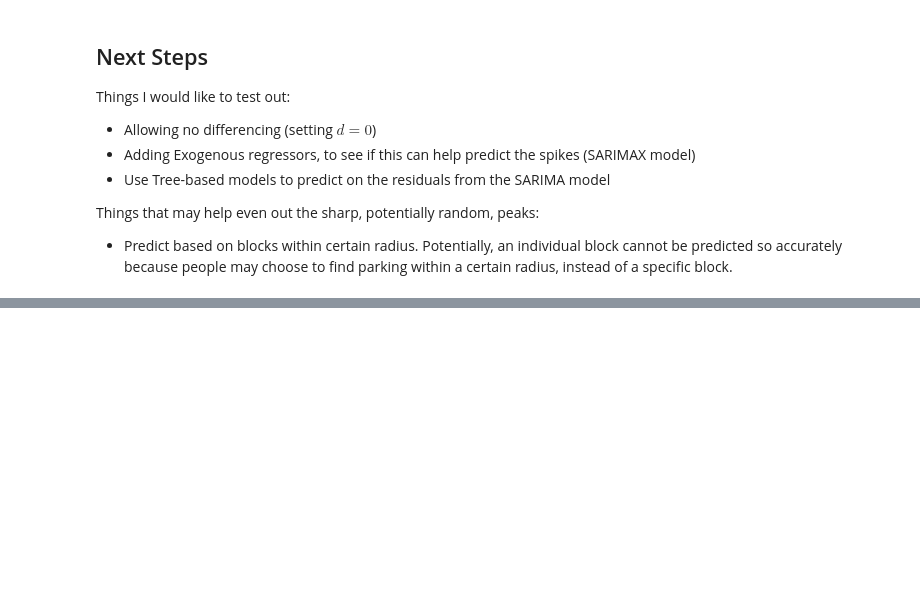
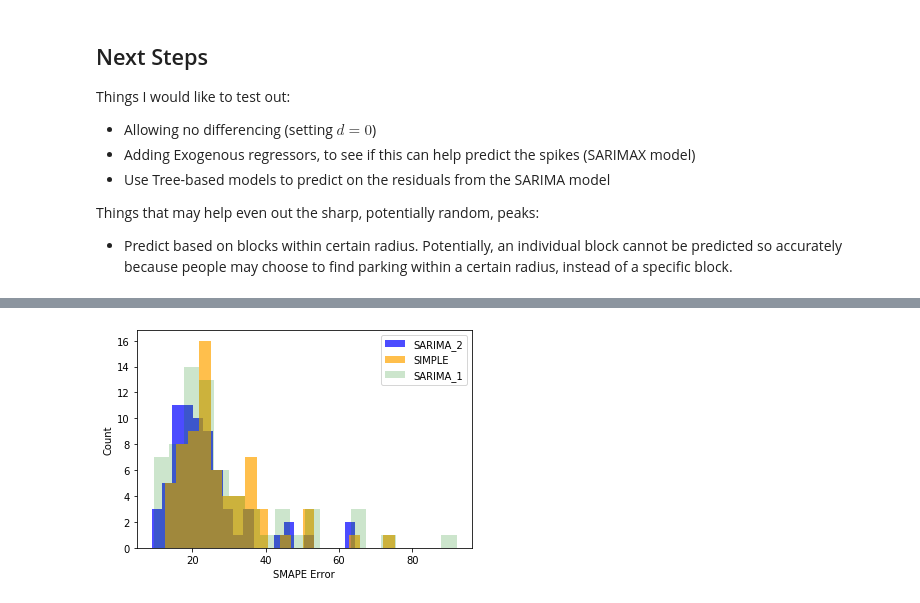
Before and after one commit to mocohen/Capstone-Project-1, a Jupyter notebook: Arima Results.ipynb, the cells around one changed output, grey strips where cells are left out. Saved outputs shown, nothing was run; the diff lists cells and outputs as text; code cells hidden in the pictures; blank space fills up the shorter version.

```diff
--- a/Arima Results.ipynb
+++ b/Arima Results.ipynb
@@ -298,0 +306,2 @@ Things that may help even out the sharp, potentially random, peaks:
+# %%
+arima2_results = model_summary_df.copy().drop(['NonSeasonal', 'Seasonal', 'p', 'd', 'q', 'P', 'D', 'Q', 'm'], axis=1)
@@ -298,0 +365,12 @@ Things that may help even out the sharp, potentially random, peaks:
+# %%
+fig, ax = plt.subplots()
+ax.hist(arima2_results['ArimaSmapeErrors'], bins=20,color = 'b', alpha = .7, label='SARIMA_2')
+ax.hist(arima2_results['GBMSmapeErrors'], bins=20, color = 'orange', alpha = .7, label='SIMPLE')
+ax.hist(model_summary_df['ArimaSmapeErrors'], bins=20, color = 'g', alpha = .2, label='SARIMA_1')
+
+ax.set_xlabel('SMAPE Error')
+ax.set_ylabel('Count')
+plt.legend()
+plt.show()
+# %% [output]
+[figure, added]
```
Also changed, not shown: parts of 31 cells of this notebook, 3 other files.
